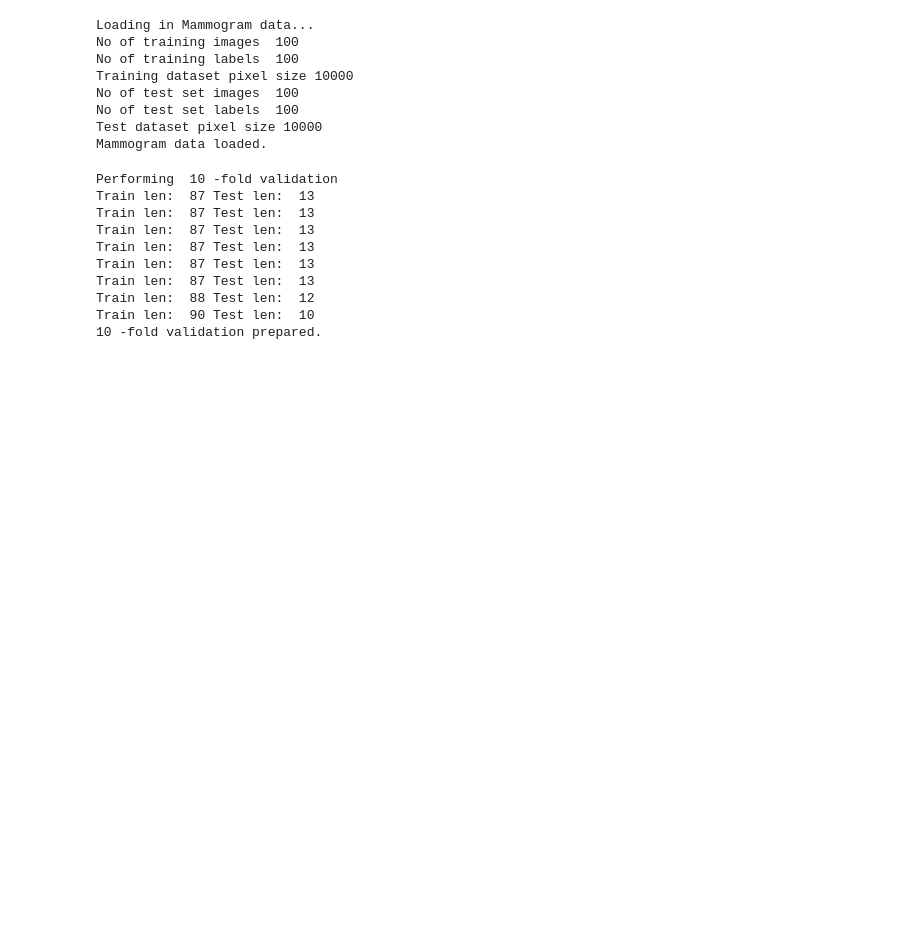
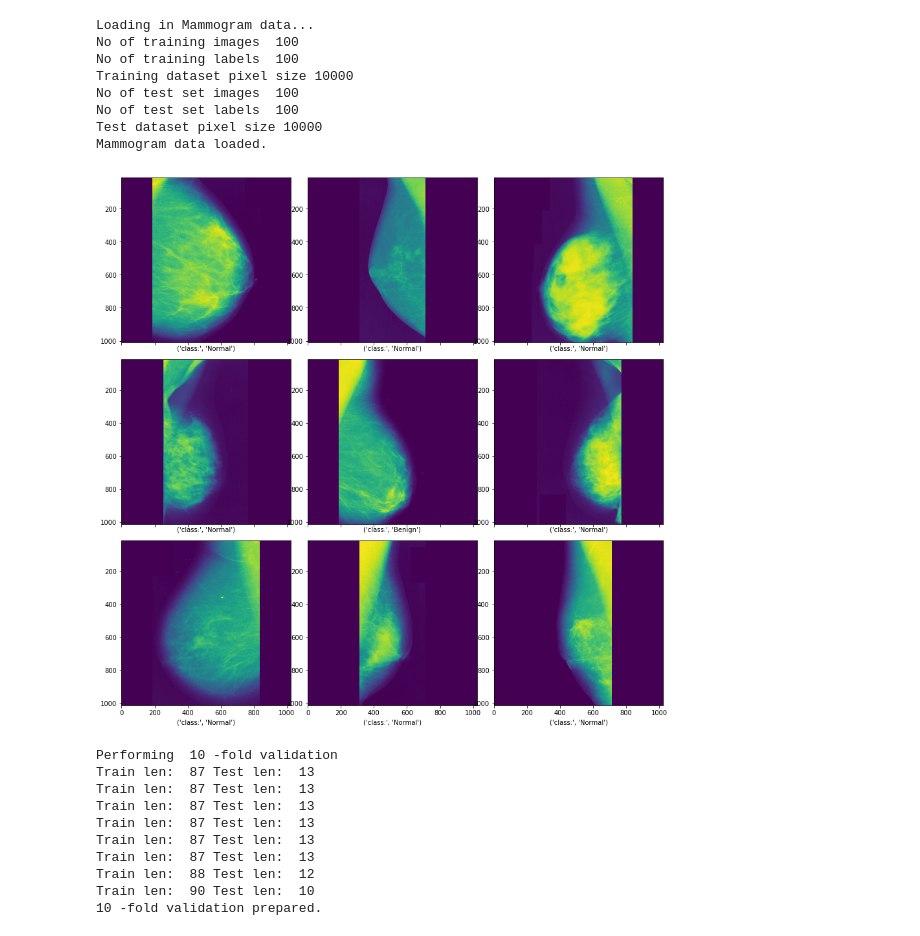
Before and after one commit to arasun/deeplearningpocs, a Jupyter notebook: Mammogram_Classification_CNN.ipynb, the cells around one changed output. Saved outputs shown, nothing was run; the diff lists cells and outputs as text; code cells hidden in the pictures; blank space fills up the shorter version.

Commit message:
Add the plot display feature

```diff
--- a/Mammogram_Classification_CNN.ipynb
+++ b/Mammogram_Classification_CNN.ipynb
@@ -78,13 +80,13 @@ def readTrainTest():
     print('No of test set images ',len(test_mgrams))
     print('No of test set labels ',len(testing_labels))
     print('Test dataset pixel size',len(test_mgrams[0]))
-    return  (training_data, testing_data, training_labels, testing_labels)
+    return  (test_mgrams,training_data, testing_data, training_labels, testing_labels)
 # %%
 # Load mammogram data
 test_number = 2#Set is as default one
 
 print("Loading in Mammogram data...")
-training_data, testing_data, training_labels, testing_labels=readTrainTest()
+train_mgrams,training_data, testing_data, training_labels, testing_labels=readTrainTest()
 print("Mammogram data loaded.\n")
 
 ### GLOBAL CONSTANTS
@@ -114,6 +116,42 @@ No of test set images  100
 No of test set labels  100
 Test dataset pixel size 10000
 Mammogram data loaded.
+# %%
+#read image pixel vals in
+fileName = "./data/raw_data/UPNG/mdb"
+# Display nine image which is selected randomly
+random_indices = random.sample(range(len(train_mgrams)), min(len(train_mgrams), 9))
+plot,axes = plt.subplots(3,3,figsize = (15,15), sharex=True)
+ind=0
+for i in random_indices:
+    r = ind % 3 # Get subplot row
+    c = ind // 3 # Get subplot column
+    if i < 100:
+        if i < 10:
+            fname = fileName + "00" + str(i) + ".png"
+        else:
+            fname = fileName + "0" + str(i) + ".png"
+    else:
+        name = fileName + str(i) + ".png"
+
+    im = Image.open(fname).load()
+
+    # Show true and predicted classes.
+    if training_labels[i] ==0:
+        label = "Normal"
+    elif training_labels[i] ==1:
+        label = 'Benign'
+    else:
+        label = 'Malignant'
+    axes[r, c].set_xlabel(('class:',label))
+    axes[r, c].imshow(mpimg.imread(fname))
+
+    ind+=1
+
+plt.subplots_adjust(wspace=0.1, hspace=0.1)
+plt.show()
+# %% [output]
+[figure, added]
 # %%
 """
 Prepare kfold training data splits
```
Also changed, not shown: parts of 2 cells of this notebook.
